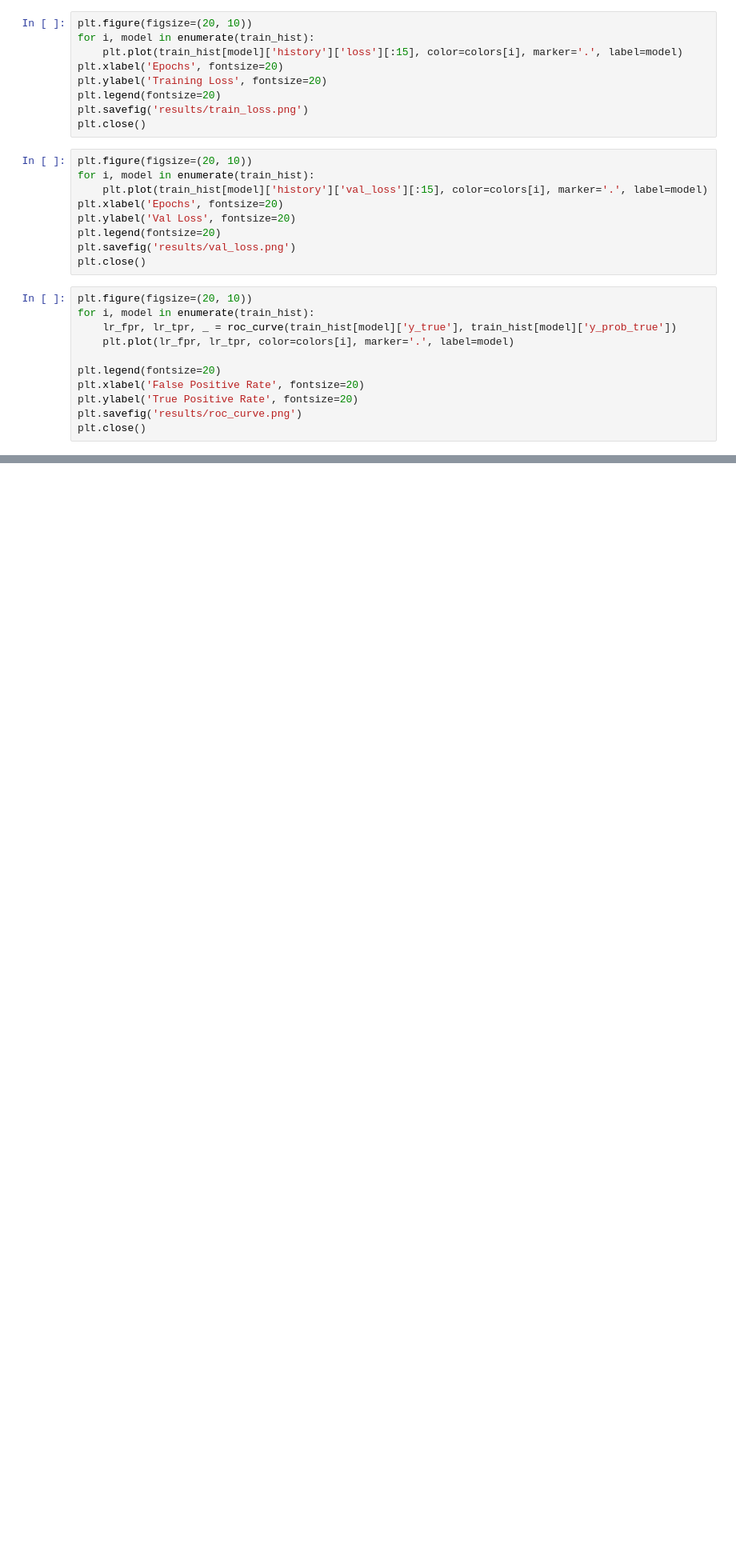
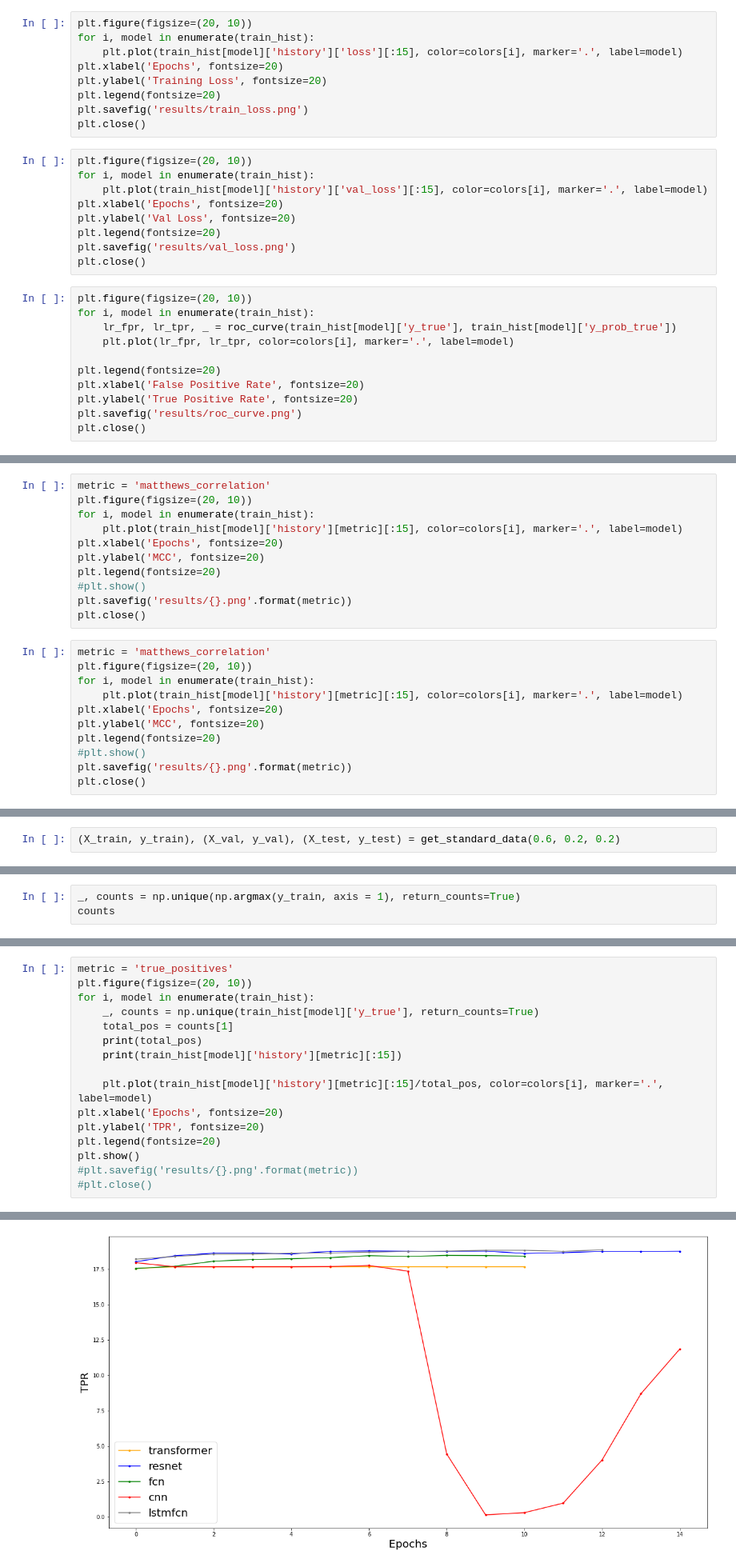
Before and after one commit to vmm221313/Energy_Theft, a Jupyter notebook: final_plots.ipynb, the cells around one changed output, grey strips where cells are left out. Shown at 80% size. Saved outputs shown, nothing was run; the diff lists cells and outputs as text; blank space fills up the shorter version.

Commit message:
Final plots

```diff
--- a/final_plots.ipynb
+++ b/final_plots.ipynb
@@ -64,0 +111,22 @@ plt.close()
+# %%
+metric = 'matthews_correlation'
+plt.figure(figsize=(20, 10))
+for i, model in enumerate(train_hist):
+    plt.plot(train_hist[model]['history'][metric][:15], color=colors[i], marker='.', label=model)
+plt.xlabel('Epochs', fontsize=20)
+plt.ylabel('MCC', fontsize=20)
+plt.legend(fontsize=20)
+#plt.show()
+plt.savefig('results/{}.png'.format(metric))
+plt.close()
+# %%
+metric = 'matthews_correlation'
+plt.figure(figsize=(20, 10))
+for i, model in enumerate(train_hist):
+    plt.plot(train_hist[model]['history'][metric][:15], color=colors[i], marker='.', label=model)
+plt.xlabel('Epochs', fontsize=20)
+plt.ylabel('MCC', fontsize=20)
+plt.legend(fontsize=20)
+#plt.show()
+plt.savefig('results/{}.png'.format(metric))
+plt.close()
@@ -64,0 +135,2 @@ plt.close()
+# %%
+(X_train, y_train), (X_val, y_val), (X_test, y_test) = get_standard_data(0.6, 0.2, 0.2)
@@ -64,0 +143,3 @@ plt.close()
+# %%
+_, counts = np.unique(np.argmax(y_train, axis = 1), return_counts=True)
+counts
@@ -64,0 +151,17 @@ plt.close()
+# %%
+metric = 'true_positives'
+plt.figure(figsize=(20, 10))
+for i, model in enumerate(train_hist):
+    _, counts = np.unique(train_hist[model]['y_true'], return_counts=True)
+    total_pos = counts[1]
+    print(total_pos)
+    print(train_hist[model]['history'][metric][:15])
+
+    plt.plot(train_hist[model]['history'][metric][:15]/total_pos, color=colors[i], marker='.', label=model)
+plt.xlabel('Epochs', fontsize=20)
+plt.ylabel('TPR', fontsize=20)
+plt.legend(fontsize=20)
+plt.show()
+#plt.savefig('results/{}.png'.format(metric))
+#plt.close()
+# %% [output]
@@ -64,0 +178 @@ plt.close()
+[figure, added]
```
Also changed, not shown: parts of 15 cells of this notebook, 3 other files.
